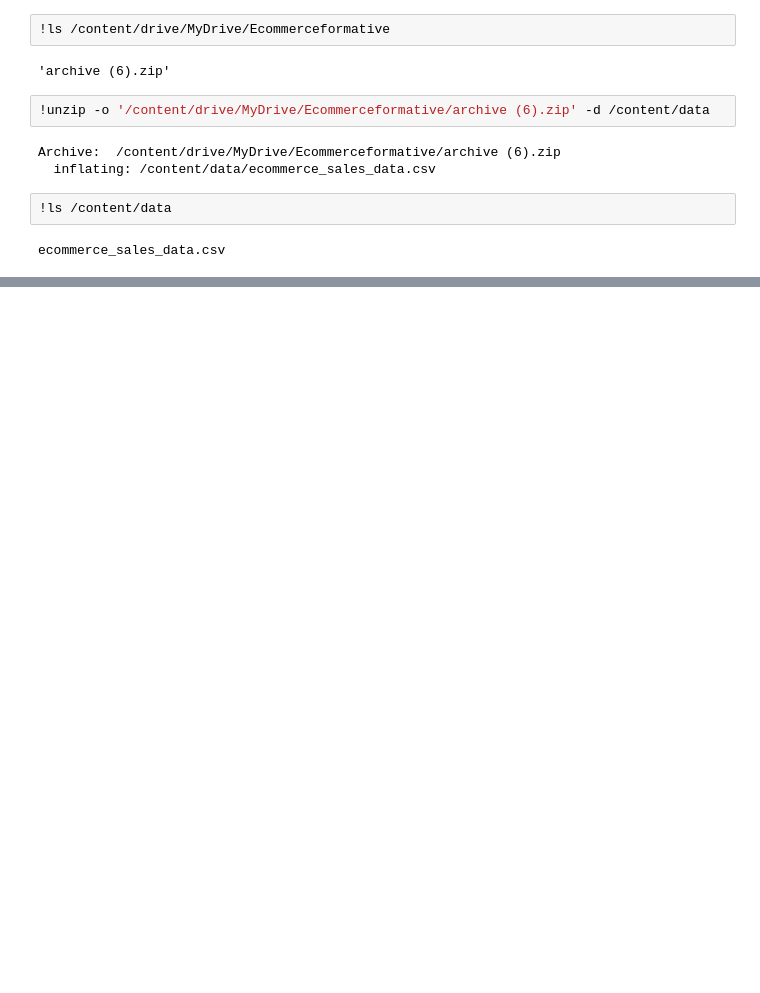
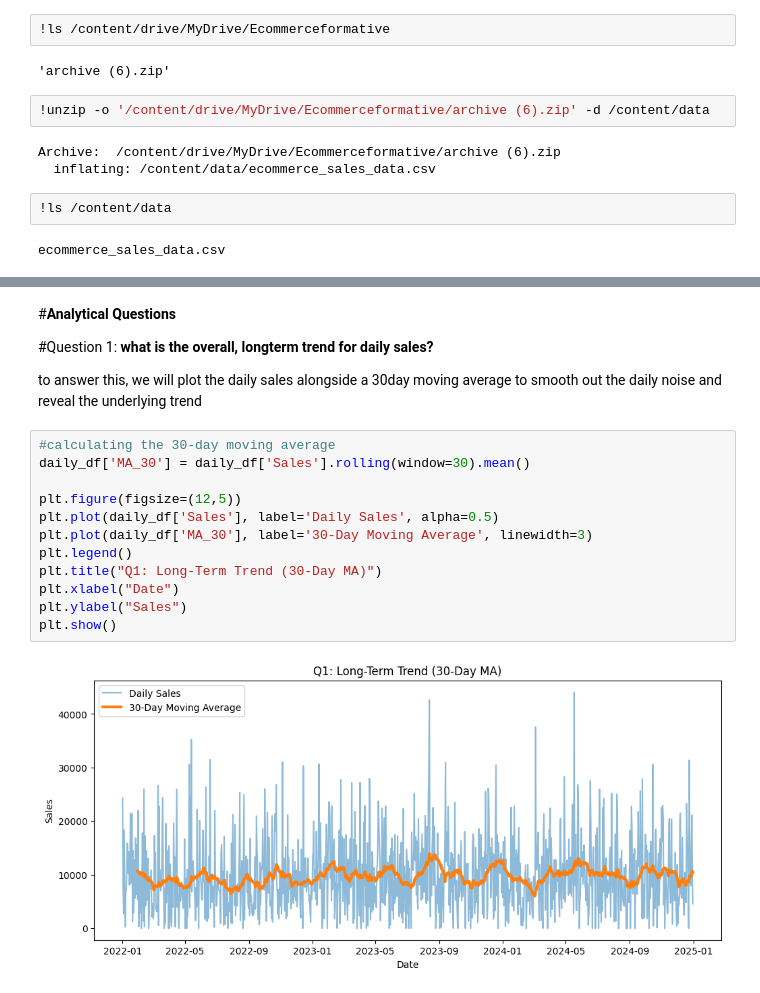
Before and after one commit to elvispreakerebi/ml-pipeline-formative-1, a Jupyter notebook: Copy_of_Welcome_To_Colab.ipynb, the cells around one changed output, grey strips where cells are left out. Cells and saved outputs as stored; diff of their text form; blank space fills up the shorter version.

```diff
--- a/Copy_of_Welcome_To_Colab.ipynb
+++ b/Copy_of_Welcome_To_Colab.ipynb
@@ -215,0 +144,21 @@ y_test = y[train_size:]
+# %% [markdown]
+#**Analytical** **Questions**
+
+#Question 1:
+**what is the overall, longterm trend for daily sales?**
+
+to answer this, we will plot the daily sales alongside a 30day moving average to smooth out the daily noise and reveal the underlying trend
+# %%
+#calculating the 30-day moving average
+daily_df['MA_30'] = daily_df['Sales'].rolling(window=30).mean()
+
+plt.figure(figsize=(12,5))
+plt.plot(daily_df['Sales'], label='Daily Sales', alpha=0.5)
+plt.plot(daily_df['MA_30'], label='30-Day Moving Average', linewidth=3)
+plt.legend()
+plt.title("Q1: Long-Term Trend (30-Day MA)")
+plt.xlabel("Date")
+plt.ylabel("Sales")
+plt.show()
+# %% [output]
+[figure, added]
```
Also changed, not shown: parts of 62 cells of this notebook.
